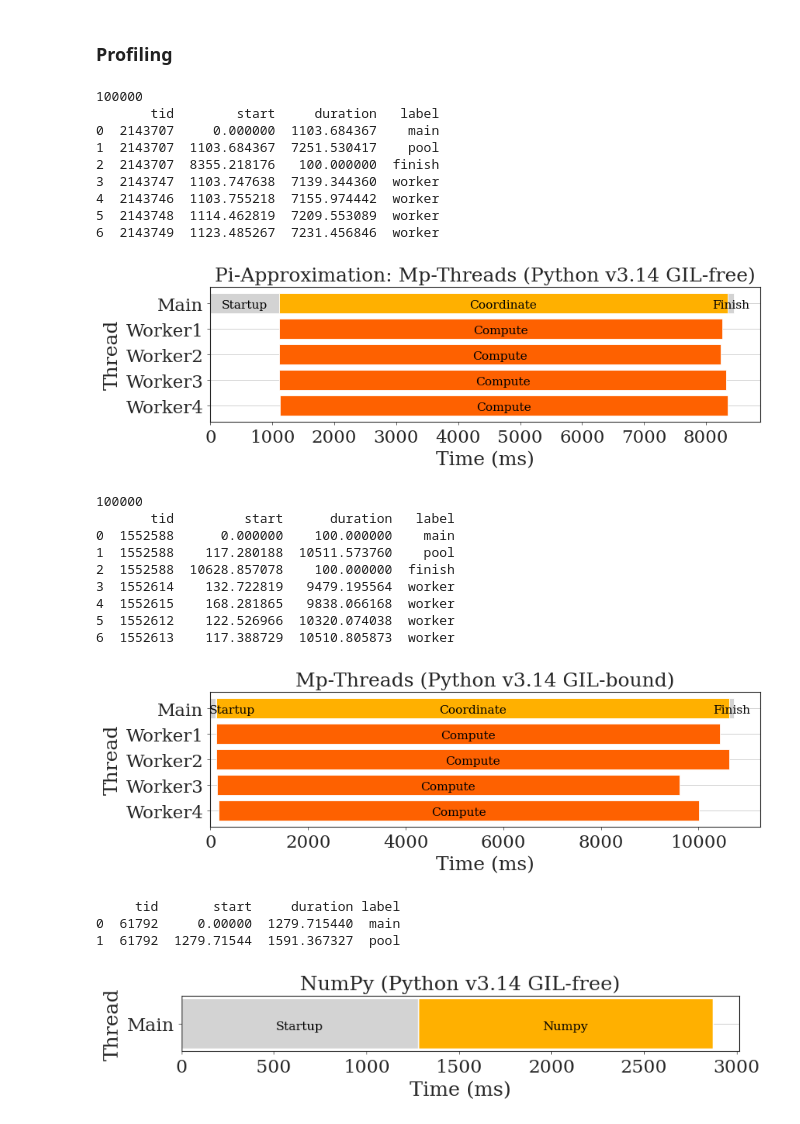
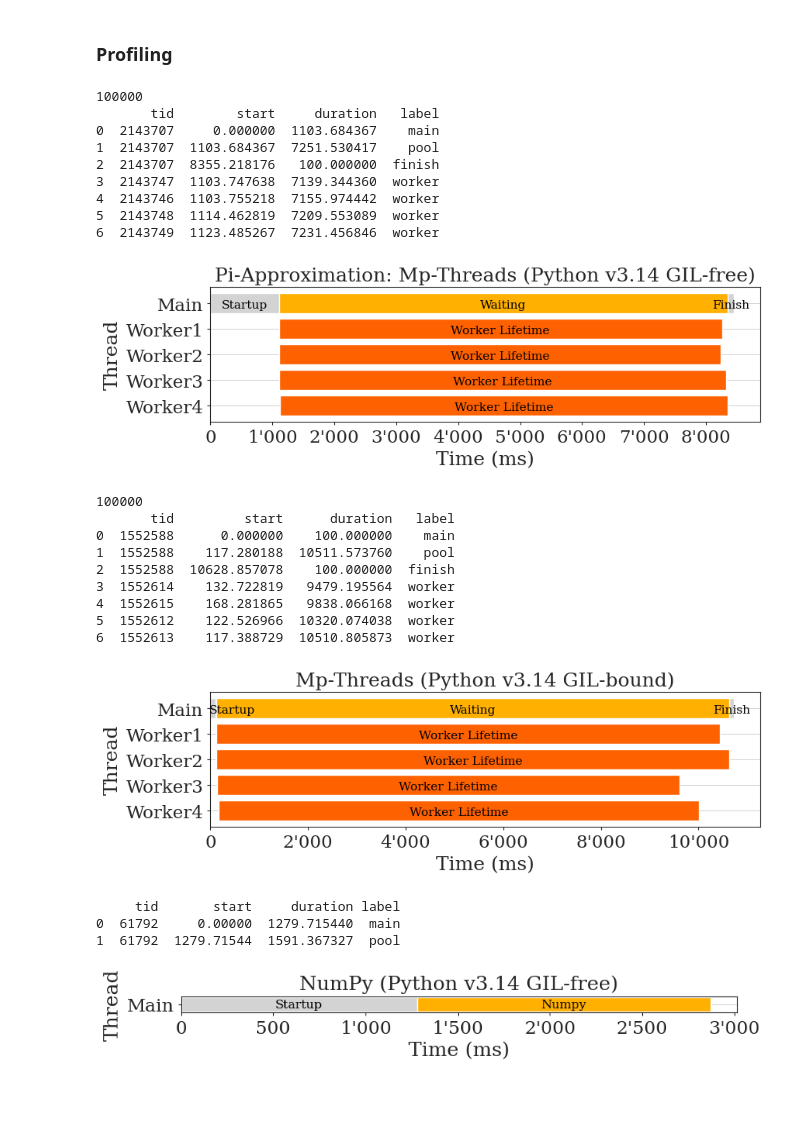
Before and after one commit to unibas-dmi-hpc/daphnescale, a Jupyter notebook: plots/plots.ipynb, the cells around one changed output. Drawn from its saved outputs; the diff is of its cells as text; code cells hidden in the pictures; blank space fills up the shorter version.

Commit message:
Updates trace plots

```diff
--- a/plots/plots.ipynb
+++ b/plots/plots.ipynb
@@ -105,9 +105,12 @@ def format_thousands_separator(x, digits=0):
     except (ValueError, TypeError):
         return str(x)
 
-def formatter(ax, rotation=None):
+def formatter(ax, rotation=None, axis='y'):
     # Format the y-axis ticks
-    ax.get_yaxis().set_major_formatter(FuncFormatter(lambda x, _: format_thousands_separator(x, 1)))
+    if axis == 'y':
+        ax.get_yaxis().set_major_formatter(FuncFormatter(lambda x, _: format_thousands_separator(x, 1)))
+    if axis == 'x':
+        ax.get_xaxis().set_major_formatter(FuncFormatter(lambda x, _: format_thousands_separator(x, 1)))
 
     ax.tick_params(axis='both', width=0.8)
 
@@ -1783,8 +1786,8 @@ trace_files = {
         },
         'label_map_' : {
             "main": "Startup",
-            "pool": "Coordinate",
-            "worker": "Compute",
+            "pool": "Waiting",
+            "worker": "Worker Lifetime",
             "finish": "Finish"
         }
     },
@@ -1800,8 +1803,8 @@ trace_files = {
         },
         'label_map_' : {
             "main": "Startup",
-            "pool": "Coordinate",
-            "worker": "Compute",
+            "pool": "Waiting",
+            "worker": "Worker Lifetime",
             "finish": "Finish"
         },
         'offset_text': {
@@ -1967,6 +1970,8 @@ for trace_file_key, val in trace_files.items():
     # Set bounds
     ax.set_xlim(left=0)
 
+    formatter(ax, None, 'x')
+
     # Save + show
     finisher(trace_file_key, plt)
 # %% [output]
@@ -1979,7 +1984,7 @@ for trace_file_key, val in trace_files.items():
 4  2143746  1103.755218  7155.974442  worker
 5  2143748  1114.462819  7209.553089  worker
 6  2143749  1123.485267  7231.456846  worker
-[figure, old version]
+[figure, new version]
 100000
        tid         start      duration   label
 0  1552588      0.000000    100.000000    main
@@ -1989,7 +1994,7 @@ for trace_file_key, val in trace_files.items():
 4  1552615    168.281865   9838.066168  worker
 5  1552612    122.526966  10320.074038  worker
 6  1552613    117.388729  10510.805873  worker
-[figure, old version]
+[figure, new version]
 # %%
 # output path for svg plots
 path_svg = './profiling/'
@@ -1999,7 +2004,7 @@ trace_files = {
     'numpy_GIL-free': {
         'file': 'numpy_py314t_p1_t4_profile.json',
         'title': 'NumPy (Python v3.14 GIL-free)',
-        'fig_size': (fig_width, fig_height * 0.2),
+        'fig_size': (fig_width, fig_height * 0.06),
         'search_map_' : {
             "main": "builtins.exec",
             "pool": "pi_numpy",
@@ -2117,31 +2122,33 @@ for trace_file_key, val in trace_files.items():
         lbl = df[df["tid"] == tid]["label"].iloc[0]
         nice = lbl.capitalize()
         #yticklabels.append(f"{nice} (tid={str(tid)[-2:]})")
         if lbl == "main":
             yticklabels.append(f"{nice}")
         else:
             yticklabels.append(f"{nice}{num}")
         num -= 1
 
     ax.set_yticks(range(len(unique_tids)))
     ax.set_yticklabels(yticklabels)
 
     ax.set_xlabel("Time (ms)")
     ax.set_ylabel("Thread")
 
     # Title
     ax.set_title(val['title'])
 
     # Optional grid
     make_grid(ax, plt, ygrid=True, xgrid=False)
 
     # Set bounds
     ax.set_xlim(left=0)
 
+    formatter(ax, None, 'x')
+
     # Save + show
     finisher(trace_file_key, plt)
 # %% [output]
      tid       start     duration label
 0  61792     0.00000  1279.715440  main
 1  61792  1279.71544  1591.367327  pool
-[figure, old version]
+[figure, new version]
```
Also changed, not shown: 3 other files.
